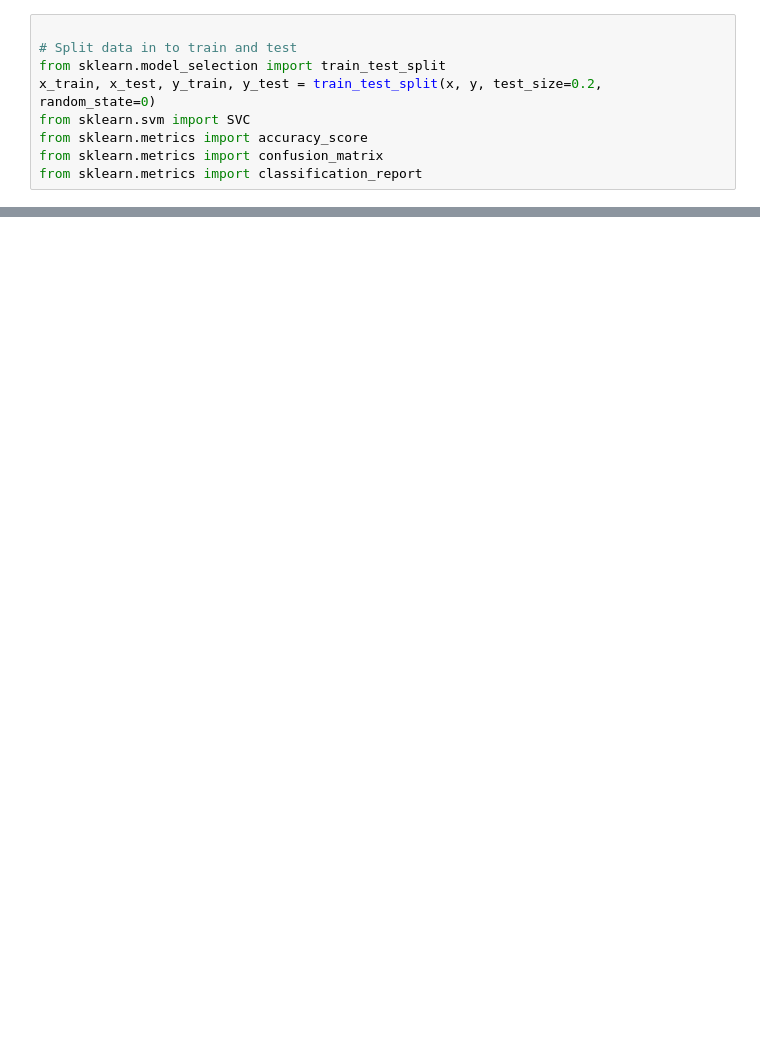
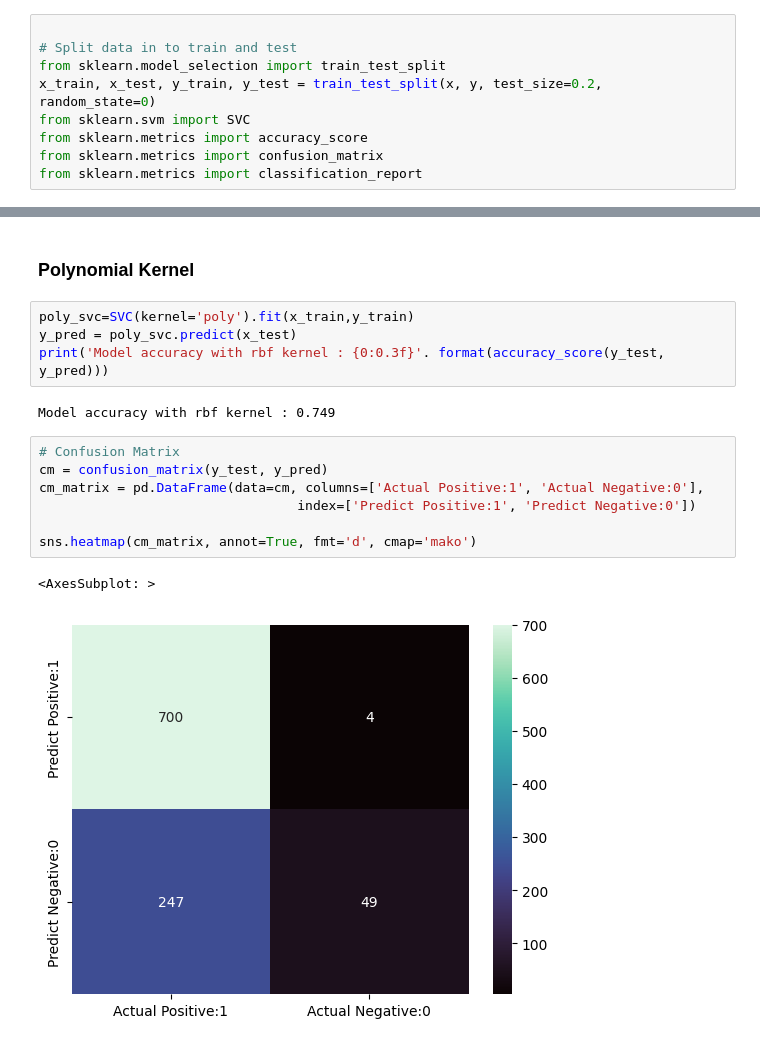
Before and after one commit to therealmai/Intelligent_Systems, a Jupyter notebook: Programming_Exercises/7_Linear and Non-Linear SVM, Regression Trees/Linear&Non-Linear_SVM_Exercise.ipynb, the cells around one changed output, grey strips where cells are left out. Cells and saved outputs as stored; diff of their text form; blank space fills up the shorter version.

```diff
--- a/Programming_Exercises/7_Linear and Non-Linear SVM, Regression Trees/Linear&Non-Linear_SVM_Exercise.ipynb
+++ b/Programming_Exercises/7_Linear and Non-Linear SVM, Regression Trees/Linear&Non-Linear_SVM_Exercise.ipynb
@@ -68,0 +167,18 @@ sns.heatmap(cm_matrix, annot=True, fmt='d', cmap='mako')
+# %% [markdown]
+### Polynomial Kernel
+# %%
+poly_svc=SVC(kernel='poly').fit(x_train,y_train)
+y_pred = poly_svc.predict(x_test)
+print('Model accuracy with rbf kernel : {0:0.3f}'. format(accuracy_score(y_test, y_pred)))
+# %% [output]
+Model accuracy with rbf kernel : 0.749
+# %%
+# Confusion Matrix
+cm = confusion_matrix(y_test, y_pred)
+cm_matrix = pd.DataFrame(data=cm, columns=['Actual Positive:1', 'Actual Negative:0'],
+                                 index=['Predict Positive:1', 'Predict Negative:0'])
+
+sns.heatmap(cm_matrix, annot=True, fmt='d', cmap='mako')
+# %% [output]
+<AxesSubplot: >
+[figure, added]
```
Also changed, not shown: parts of 23 cells of this notebook.
